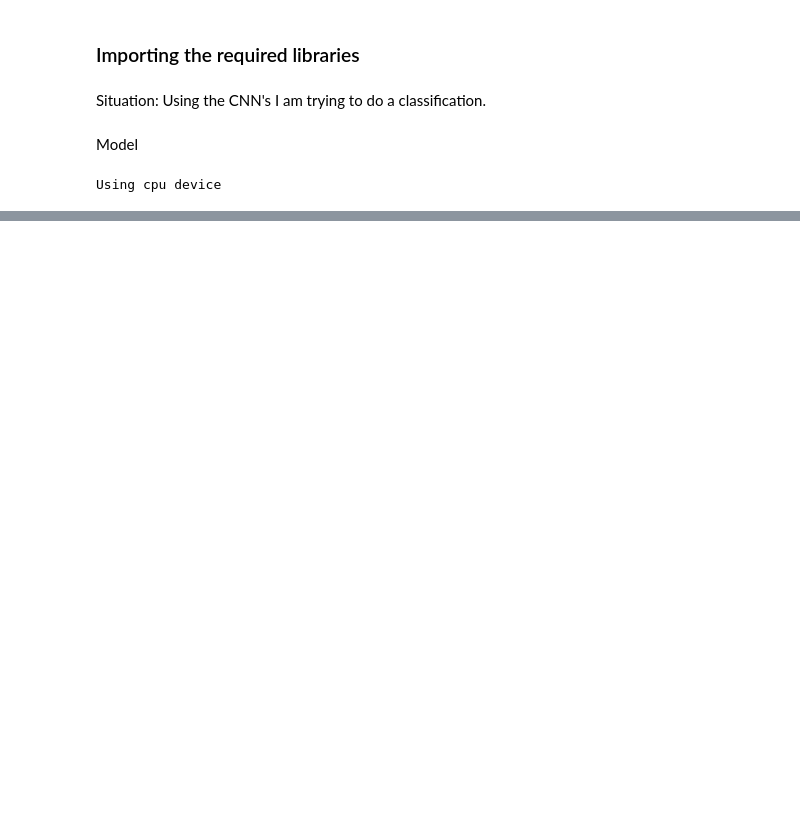
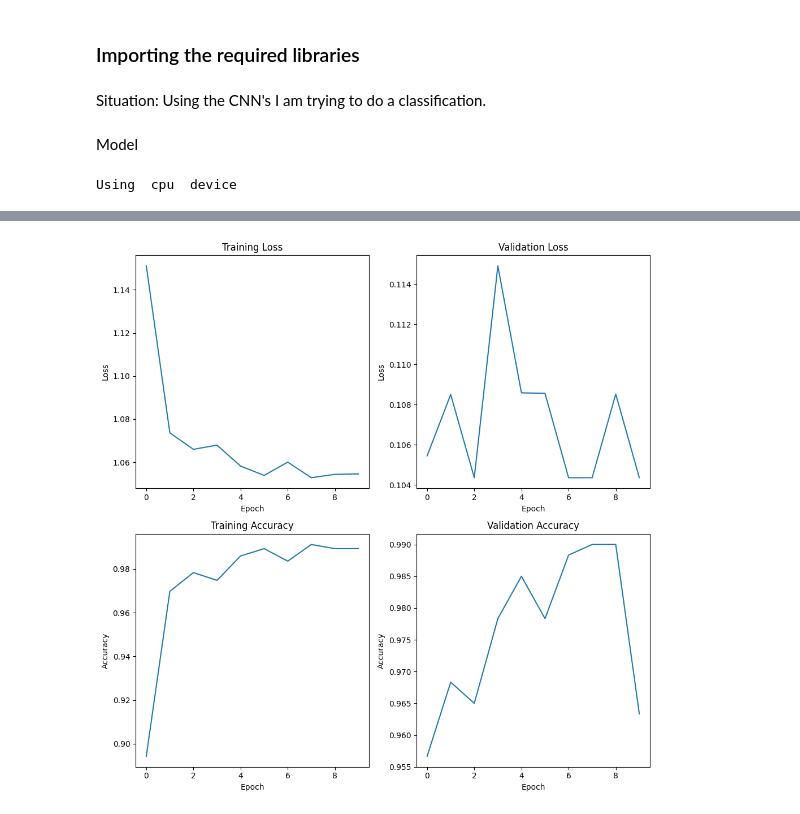
Before and after one commit to NigamKatta/MedicalScanReport_Classification, a Jupyter notebook: MSRClassification.ipynb, the cells around one changed output, grey strips where cells are left out. Cells and saved outputs as stored; diff of their text form; code cells hidden in the pictures; blank space fills up the shorter version.

```diff
--- a/MSRClassification.ipynb
+++ b/MSRClassification.ipynb
@@ -110,4 +105,11 @@ batchSize = 16
 # %%
+# Splitting data in train and test
+trainDataSize = int(Dataset.__len__()*0.7)
+testDataSize = int(Dataset.__len__()*0.2)
+valDataSize = Dataset.__len__() - trainDataSize -  testDataSize
+trainData, testData, valData = random_split(Dataset, [trainDataSize, testDataSize, valDataSize])
+
 #Declaring the Dataloaders for train and test.
 trainDataLoader = DataLoader(trainData, batch_size = batchSize,  shuffle = True)
 testDataLoader = DataLoader(testData, batch_size = batchSize,  shuffle = True)
+valDataLoader = DataLoader(valData, batch_size=batchSize, shuffle=True)
@@ -118,17 +118,17 @@ testDataLoader = DataLoader(testData, batch_size = batchSize,  shuffle = True)
 class CustomNetwork(torch.nn.Module):
     def __init__(self):
         super(CustomNetwork, self).__init__()
-        self.conv1 = nn.Conv2d(in_channels=3, out_channels=32, kernel_size=3, stride=1, padding=1) #Conv Layer
+        self.conv1 = nn.Conv2d(in_channels=3, out_channels=32, kernel_size=3, stride=1, padding=1) #Conv Layer --> 64 x 64 x 32
         self.relu1 = nn.ReLU() #Relu Layer
-        self.pool1 = nn.MaxPool2d(kernel_size=2, stride=2) #MaxPool layer
-        self.conv2 = nn.Conv2d(in_channels=32, out_channels=64, kernel_size=3, stride=1, padding=1) #Conv layer
+        self.pool1 = nn.MaxPool2d(kernel_size=2, stride=2) #MaxPool layer --> 32 x 32 x 32
+        self.conv2 = nn.Conv2d(in_channels=32, out_channels=64, kernel_size=3, stride=1, padding=1) #Conv layer ---> 32 x 30 x 30
         self.relu2 = nn.ReLU() #Relu Layer
-        self.pool2 = nn.MaxPool2d(kernel_size=2, stride=2)  #MaxPool layer
-        self.fc1 = nn.LazyLinear(128) #FC Layer
+        self.pool2 = nn.MaxPool2d(kernel_size=2, stride=2)  #MaxPool layer ---> 32 x 16 x 16
+        self.fc1 = nn.Linear(64*16*16, 128) #FC Layer
         self.relu3 = nn.ReLU() #Relu Layer
-        self.fc2 = nn.LazyLinear(64) #FC Layer
+        self.fc2 = nn.Linear(128, 64) #FC Layer
         self.relu4 = nn.ReLU() #Relu Layer
-        self.fc3 = nn.LazyLinear(6) #FC Layer
+        self.fc3 = nn.Linear(64, 6) #FC Layer
         self.softmax = nn.Softmax(dim=1) #Softmax to calcuate the probabilities
 
     def forward(self, inputImage):
@@ -286,0 +248,26 @@ print('F1 score:', f1)
+# %%
+fig, axes = plt.subplots(2, 2, figsize = (10, 10))
+
+axes[0, 0].plot(trainLossList)
+axes[0, 0].set_title("Training Loss")
+axes[0, 0].set_xlabel("Epoch")
+axes[0, 0].set_ylabel("Loss")
+
+axes[0, 1].plot(valLossList)
+axes[0, 1].set_title("Validation Loss")
+axes[0, 1].set_xlabel("Epoch")
+axes[0, 1].set_ylabel("Loss")
+
+axes[1, 0].plot(trainAccuracyList)
+axes[1, 0].set_title("Training Accuracy")
+axes[1, 0].set_xlabel("Epoch")
+axes[1, 0].set_ylabel("Accuracy")
+
+axes[1, 1].plot(valAccuracyList)
+axes[1, 1].set_title("Validation Accuracy")
+axes[1, 1].set_xlabel("Epoch")
+axes[1, 1].set_ylabel("Accuracy")
+
+plt.tight_layout()
+# %% [output]
+[figure, added]
```
Also changed, not shown: parts of 22 cells of this notebook.
